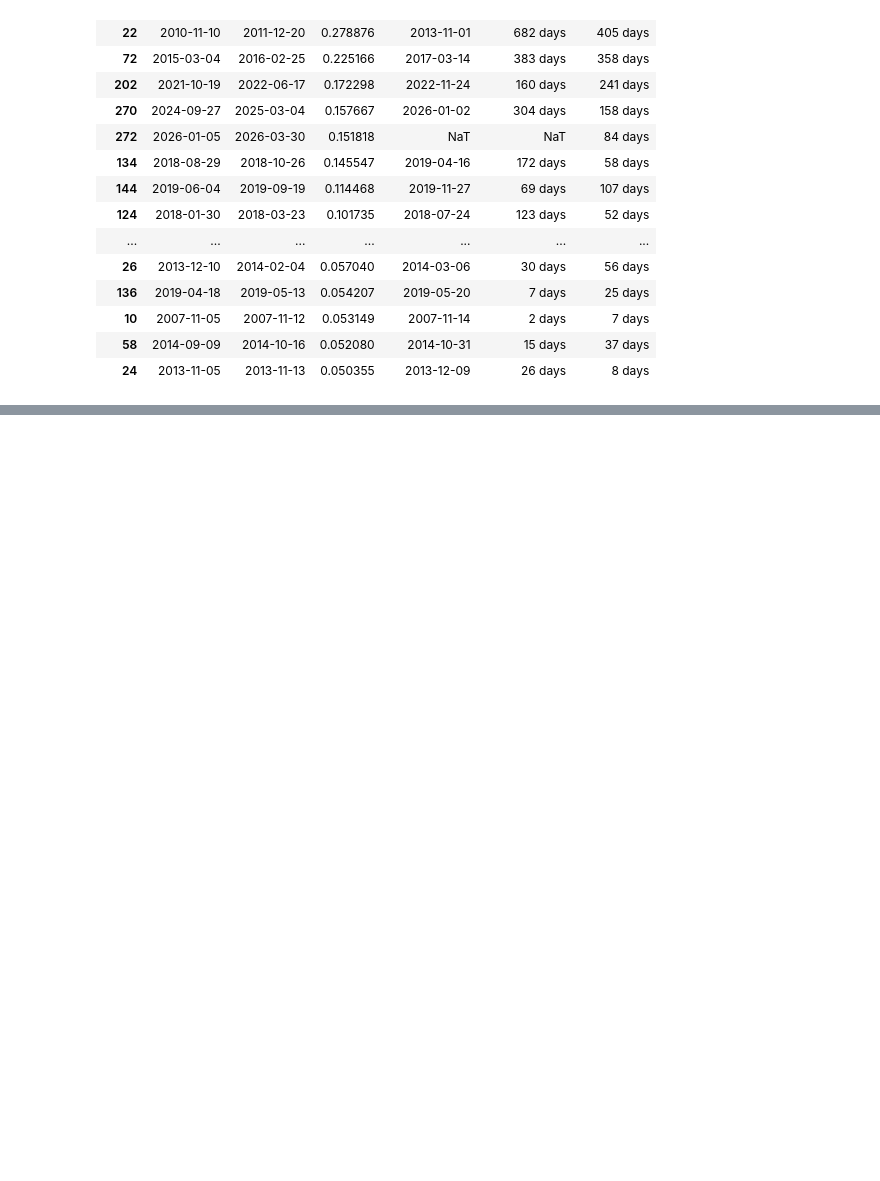
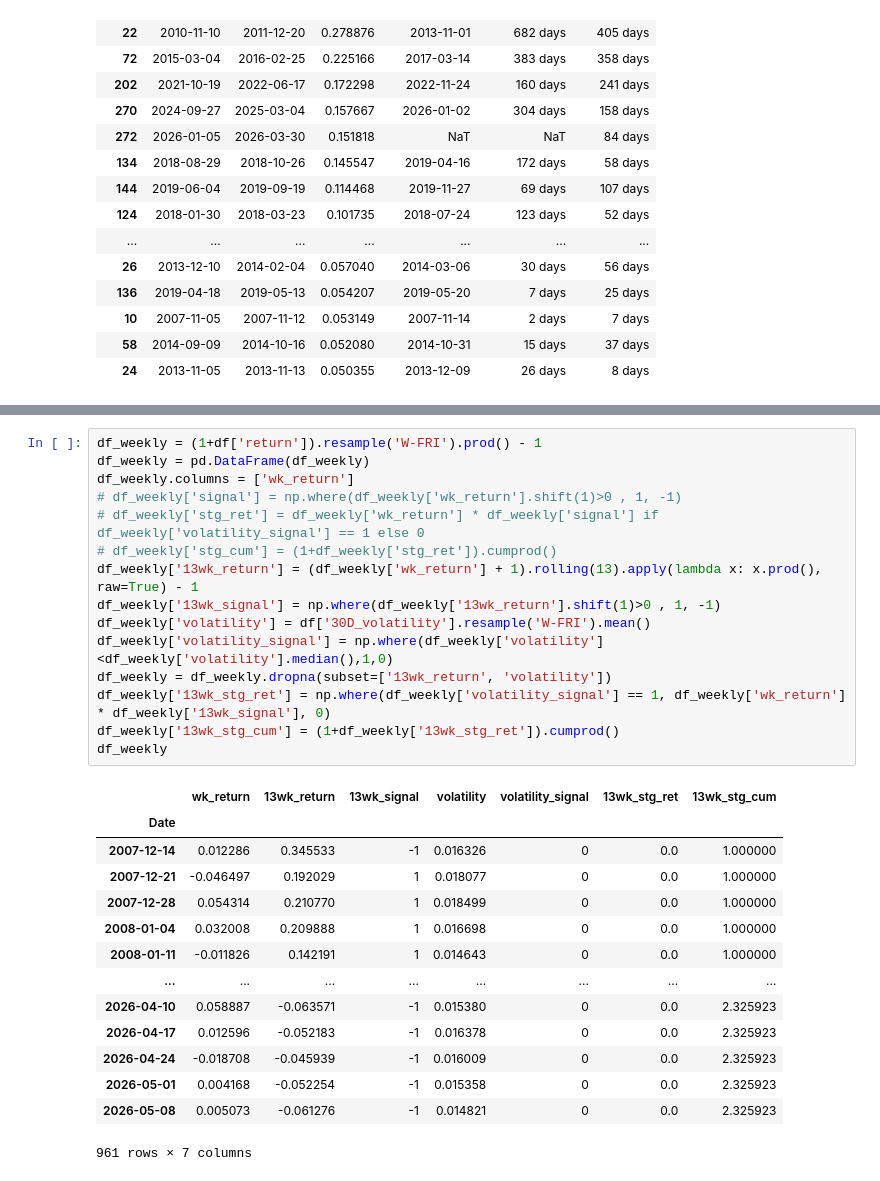
Before and after one commit to varungarg983/quant-trading-research, a Jupyter notebook: nifty_research.ipynb, the cells around one changed output, grey strips where cells are left out. Drawn from its saved outputs; the diff is of its cells as text; blank space fills up the shorter version.

```diff
--- a/nifty_research.ipynb
+++ b/nifty_research.ipynb
@@ -458,0 +467,30 @@ df_grouped
+# %%
+df_weekly = (1+df['return']).resample('W-FRI').prod() - 1
+df_weekly = pd.DataFrame(df_weekly)
+df_weekly.columns = ['wk_return']
+# df_weekly['signal'] = np.where(df_weekly['wk_return'].shift(1)>0 , 1, -1)
+# df_weekly['stg_ret'] = df_weekly['wk_return'] * df_weekly['signal'] if df_weekly['volatility_signal'] == 1 else 0
+# df_weekly['stg_cum'] = (1+df_weekly['stg_ret']).cumprod()
+df_weekly['13wk_return'] = (df_weekly['wk_return'] + 1).rolling(13).apply(lambda x: x.prod(), raw=True) - 1
+df_weekly['13wk_signal'] = np.where(df_weekly['13wk_return'].shift(1)>0 , 1, -1)
+df_weekly['volatility'] = df['30D_volatility'].resample('W-FRI').mean()
+df_weekly['volatility_signal'] = np.where(df_weekly['volatility']<df_weekly['volatility'].median(),1,0)
+df_weekly = df_weekly.dropna(subset=['13wk_return', 'volatility'])
+df_weekly['13wk_stg_ret'] = np.where(df_weekly['volatility_signal'] == 1, df_weekly['wk_return'] * df_weekly['13wk_signal'], 0)
+df_weekly['13wk_stg_cum'] = (1+df_weekly['13wk_stg_ret']).cumprod()
+df_weekly
+# %% [output]
+|  | wk_return | 13wk_return | 13wk_signal | volatility | volatility_signal | 13wk_stg_ret | 13wk_stg_cum |
+| Date |  |  |  |  |  |  |  |
+| 2007-12-14 | 0.012286 | 0.345533 | -1 | 0.016326 | 0 | 0.0 | 1.000000 |
+| 2007-12-21 | -0.046497 | 0.192029 | 1 | 0.018077 | 0 | 0.0 | 1.000000 |
+| 2007-12-28 | 0.054314 | 0.210770 | 1 | 0.018499 | 0 | 0.0 | 1.000000 |
+| 2008-01-04 | 0.032008 | 0.209888 | 1 | 0.016698 | 0 | 0.0 | 1.000000 |
+| 2008-01-11 | -0.011826 | 0.142191 | 1 | 0.014643 | 0 | 0.0 | 1.000000 |
+| ... | ... | ... | ... | ... | ... | ... | ... |
+| 2026-04-10 | 0.058887 | -0.063571 | -1 | 0.015380 | 0 | 0.0 | 2.325923 |
+| 2026-04-17 | 0.012596 | -0.052183 | -1 | 0.016378 | 0 | 0.0 | 2.325923 |
+| 2026-04-24 | -0.018708 | -0.045939 | -1 | 0.016009 | 0 | 0.0 | 2.325923 |
+| 2026-05-01 | 0.004168 | -0.052254 | -1 | 0.015358 | 0 | 0.0 | 2.325923 |
+| 2026-05-08 | 0.005073 | -0.061276 | -1 | 0.014821 | 0 | 0.0 | 2.325923 |
+961 rows × 7 columns
```
Also changed, not shown: parts of 11 cells of this notebook.
